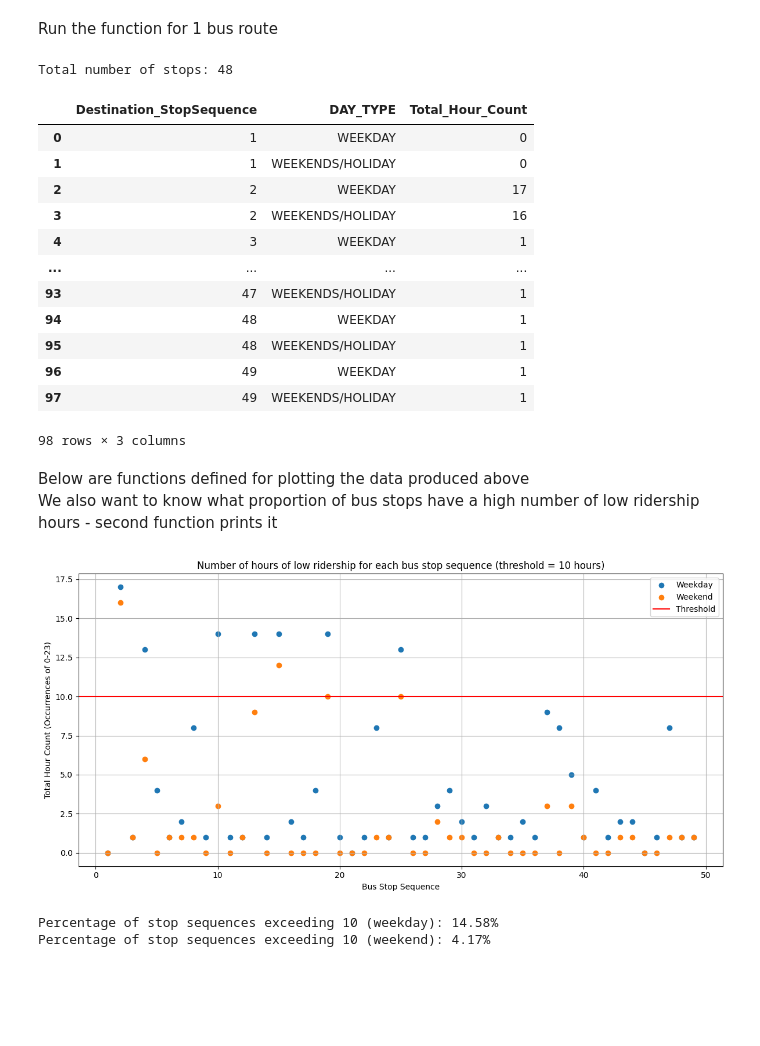
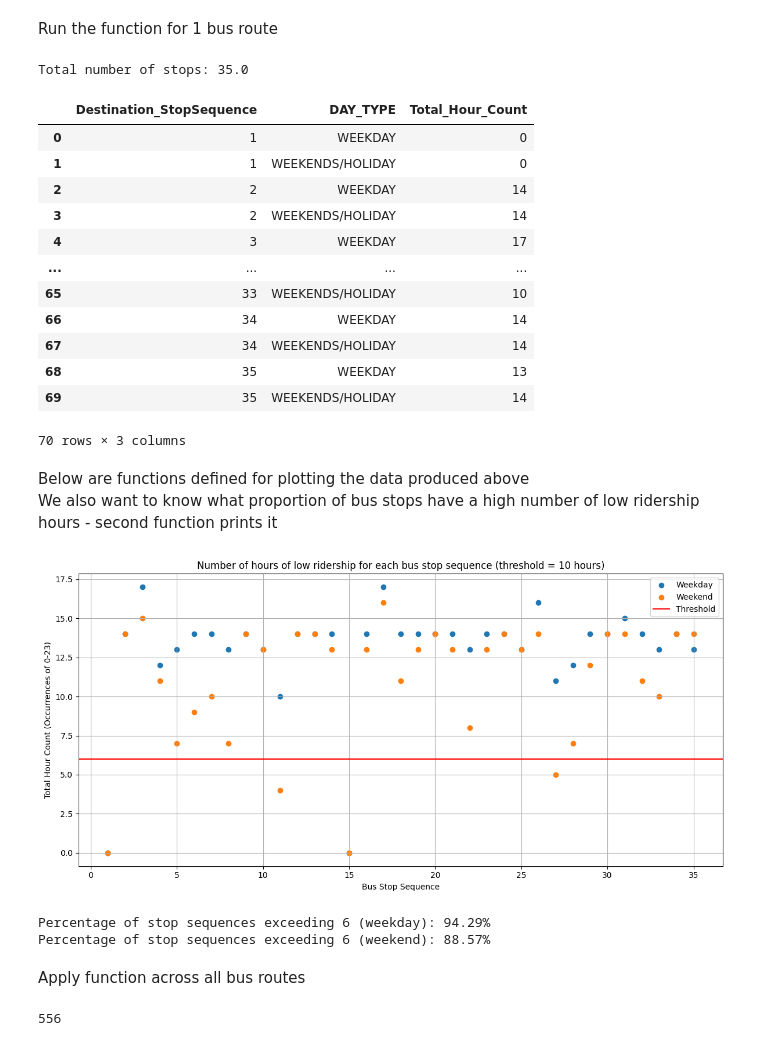
Before and after one commit to ajjajjajjajj/dsa4264-lta-geospatial, a Jupyter notebook: ridership/ridership_final.ipynb, the cells around one changed output. Saved outputs shown, nothing was run; the diff lists cells and outputs as text; code cells hidden in the pictures; blank space fills up the shorter version.

Commit message:
combine ridership quarterly analysis with ridership final

```diff
--- a/ridership/ridership_final.ipynb
+++ b/ridership/ridership_final.ipynb
@@ -48,7 +64,7 @@ def get_hour_count_below_25th_percentile_each_stop(bus_service, bus_routes_trips
 
     # filter bus_routes_trips to only include the chosen bus service
     chosen_bus_route_trips = bus_routes_trips[bus_routes_trips['ServiceNo'] == bus_service]
-    total_num_stops = len(chosen_bus_route_trips["Destination_Stop"].unique())
+    total_num_stops = chosen_bus_route_trips["Max_StopSequence"].max()
 
     # merge chosen_bus_route_trips with ridership to get the estimated tap in and tap out
     chosen_route_ridership = chosen_bus_route_trips.merge(
@@ -99,24 +115,24 @@ def get_hour_count_below_25th_percentile_each_stop(bus_service, bus_routes_trips
 # %% [markdown]
 Run the function for 1 bus route
 # %%
-hour_count_by_stop_sequence, total_num_stops = get_hour_count_below_25th_percentile_each_stop('963', bus_routes_trips, ridership, ridership_percentiles)
+hour_count_by_stop_sequence, total_num_stops = get_hour_count_below_25th_percentile_each_stop('812T', bus_routes_trips, ridership, ridership_percentiles)
 print(f'Total number of stops: {total_num_stops}')
 hour_count_by_stop_sequence
 # %% [output]
-Total number of stops: 48
+Total number of stops: 35.0
 |  | Destination_StopSequence | DAY_TYPE | Total_Hour_Count |
 | 0 | 1 | WEEKDAY | 0 |
 | 1 | 1 | WEEKENDS/HOLIDAY | 0 |
-| 2 | 2 | WEEKDAY | 17 |
-| 3 | 2 | WEEKENDS/HOLIDAY | 16 |
-| 4 | 3 | WEEKDAY | 1 |
+| 2 | 2 | WEEKDAY | 14 |
+| 3 | 2 | WEEKENDS/HOLIDAY | 14 |
+| 4 | 3 | WEEKDAY | 17 |
 | ... | ... | ... | ... |
-| 93 | 47 | WEEKENDS/HOLIDAY | 1 |
-| 94 | 48 | WEEKDAY | 1 |
-| 95 | 48 | WEEKENDS/HOLIDAY | 1 |
-| 96 | 49 | WEEKDAY | 1 |
-| 97 | 49 | WEEKENDS/HOLIDAY | 1 |
+| 65 | 33 | WEEKENDS/HOLIDAY | 10 |
+| 66 | 34 | WEEKDAY | 14 |
+| 67 | 34 | WEEKENDS/HOLIDAY | 14 |
+| 68 | 35 | WEEKDAY | 13 |
+| 69 | 35 | WEEKENDS/HOLIDAY | 14 |
-98 rows × 3 columns
+70 rows × 3 columns
 # %% [markdown]
 Below are functions defined for plotting the data produced above
 We also want to know what proportion of bus stops have a high number of low ridership hours - second function prints it
@@ -160,13 +176,15 @@ def print_percentage_exceeding_threshold(hour_counts, total_num_stops, threshold
     percentage_exceed_weekend = (exceeding_sequences_weekend / total_num_stops) * 100 if num_hours_low_ridership_weekend else 0
     print(f"Percentage of stop sequences exceeding {threshold} (weekend): {percentage_exceed_weekend:.2f}%")
 # %%
-threshold = 10
+threshold = 6
 
 plot_hour_distribution(hour_count_by_stop_sequence,
-                       10,
+                       6,
                        "Number of hours of low ridership for each bus stop sequence (threshold = 10 hours)")
 print_percentage_exceeding_threshold(hour_count_by_stop_sequence, total_num_stops, threshold)
 # %% [output]
-[figure, old version]
+[figure, new version]
-Percentage of stop sequences exceeding 10 (weekday): 14.58%
-Percentage of stop sequences exceeding 10 (weekend): 4.17%
+Percentage of stop sequences exceeding 6 (weekday): 94.29%
+Percentage of stop sequences exceeding 6 (weekend): 88.57%
+# %% [markdown]
+Apply function across all bus routes
@@ -172,0 +197,6 @@ Percentage of stop sequences exceeding 10 (weekend): 4.17%
+# %%
+# Create a list of all unique serviceNo in the dataset
+unique_services = bus_routes_trips['ServiceNo'].unique()
+print(len(unique_services))
+# %% [output]
+556
```
Also changed, not shown: parts of 5 cells of this notebook, 1 other file.
